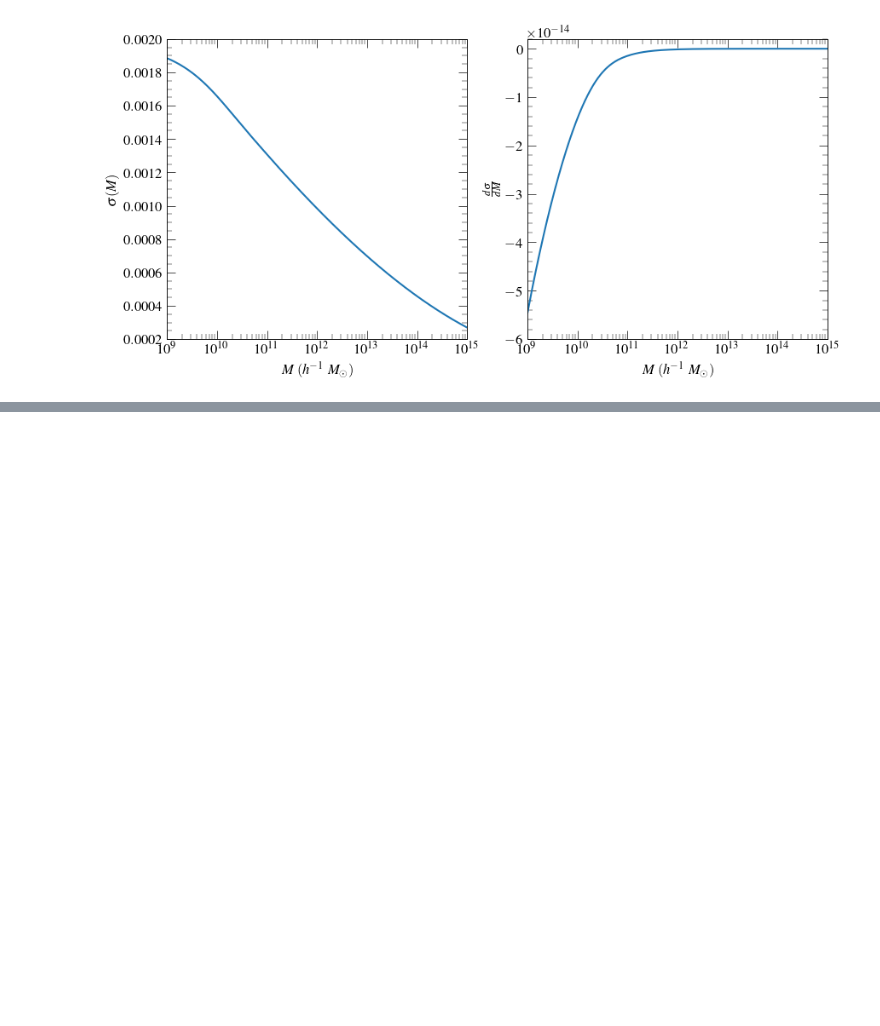
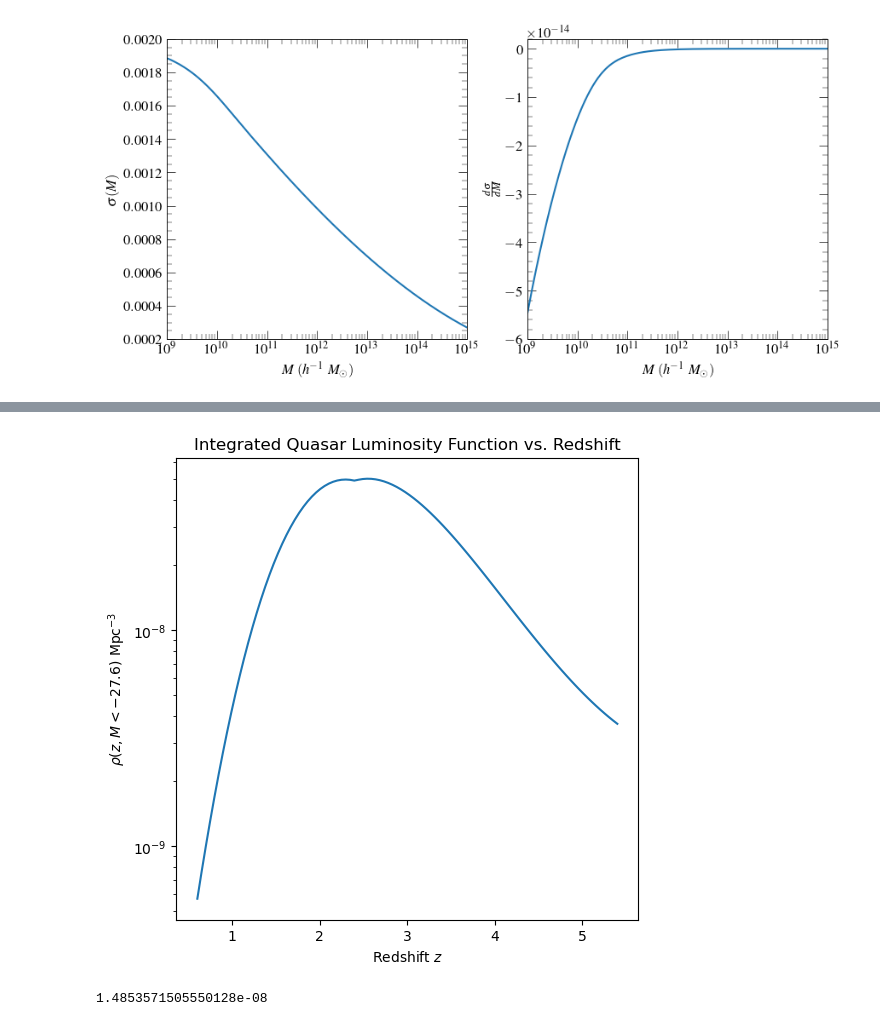
Before and after one commit to VibinRam/high-redshift-quasar-clustering, a Jupyter notebook: Halomass_duty_nb.ipynb, the cells around one changed output, grey strips where cells are left out. Saved outputs shown, nothing was run; the diff lists cells and outputs as text; code cells hidden in the pictures; blank space fills up the shorter version.

```diff
--- a/Halomass_duty_nb.ipynb
+++ b/Halomass_duty_nb.ipynb
@@ -94,0 +177,27 @@ plt.savefig(PLOT_DIRECTORY + 'sigma_dsigma_dM_Shen.pdf')
+# %%
+import numpy as np
+import matplotlib.pyplot as plt
+
+z_values = np.linspace(0.6, 5.4, 100) # Redshift values
+
+# Integrate quasar luminosity function over the range of magnitudes -27.6 to -30
+M_values = np.linspace(-30, -27.6, 100)
+integral_values = [np.trapz(quasar_luminosity_function(M_values, z), M_values) for z in z_values]
+
+# Plot the integrated QLF as a function of redshift
+plt.figure(figsize=(8, 6))
+plt.plot(z_values, integral_values)
+plt.xlabel('Redshift $z$')
+plt.ylabel(r'$\rho(z, M < -27.6)$ Mpc$^{-3}$')
+plt.title('Integrated Quasar Luminosity Function vs. Redshift')
+plt.grid(False)
+plt.yscale('log')
+plt.gca().set_box_aspect(1)
+plt.show()
+# %% [output]
+[figure, added]
+# %%
+# Integral value corresponding to nearest z_value to 4.0
+print(integral_values[np.abs(z_values - 4.0).argmin()])
+# %% [output]
+1.4853571505550128e-08
```
Also changed, not shown: parts of 11 cells of this notebook.
